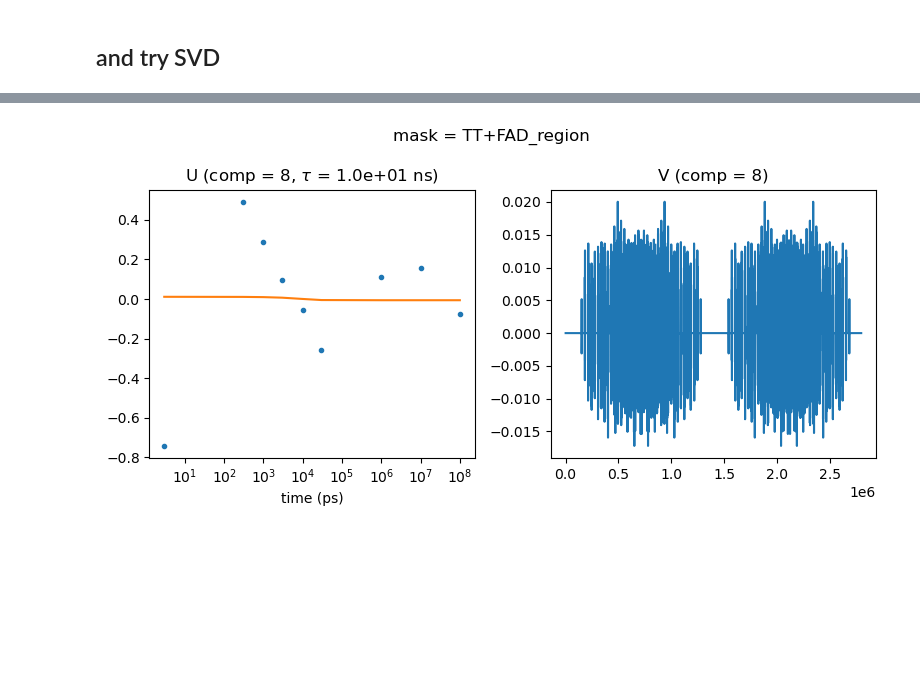
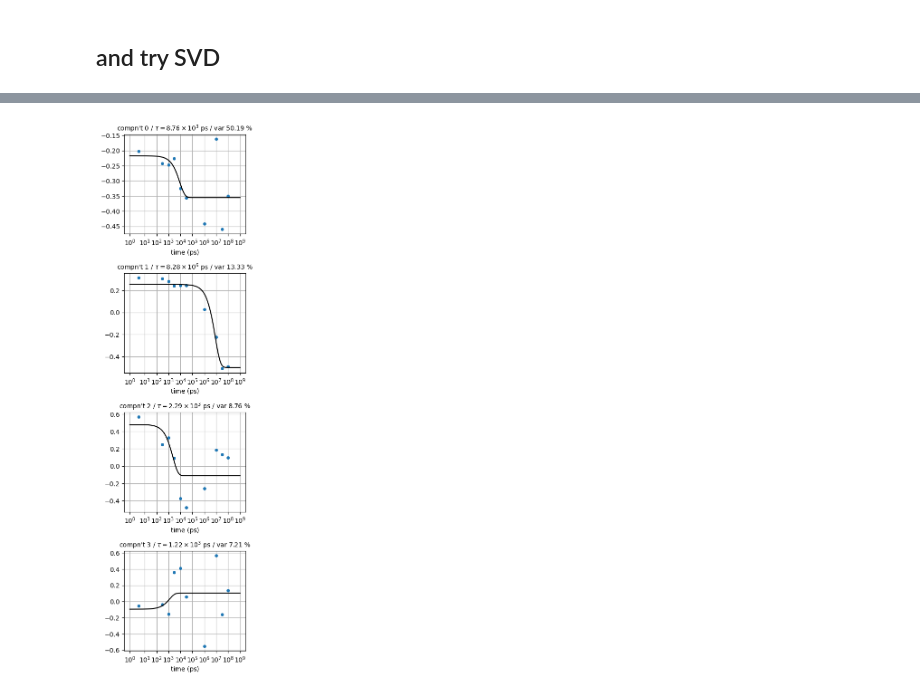
Before and after one commit to tjlane/mmcpd-p19638, a Jupyter notebook: svd.ipynb, the cells around one changed output, grey strips where cells are left out. Saved outputs shown, nothing was run; the diff lists cells and outputs as text; code cells hidden in the pictures; blank space fills up the shorter version.

Commit message:
svd plotting improvements

```diff
--- a/svd.ipynb
+++ b/svd.ipynb
@@ -10,6 +10,14 @@ import reciprocalspaceship as rs
 import gemmi
 
 import masks
+# %%
+def latex_float(f):
+    float_str = "{0:.2e}".format(f)
+    if "e" in float_str:
+        base, exponent = float_str.split("e")
+        return r"{0} \times 10^{{{1}}}".format(base, int(exponent))
+    else:
+        return float_str
 # %% [markdown]
 ## data loading
 # %%
@@ -64,17 +86,18 @@ for tp in tps:
 
     ds = cut_res(ds, LOW_RES, HIGH_RES)
 
-    grid = ds.to_gemmi().transform_f_phi_to_map('KFOFOWT', 'PHIKFOFOWT', sample_rate=3)
+    gemmi_mtz = ds.to_gemmi()
+    grid = gemmi_mtz.transform_f_phi_to_map('KFOFOWT', 'PHIKFOFOWT', exact_size=(256, 256, 256))
 
+    map = np.array( MASK( grid ) )
     if STANDARDIZE:
         map = standardize_map(map)
 
-    map = np.array( MASK( grid ) )
     MAP_SHAPE = map.shape
     maps.append(map.flatten())
 
     fraction_of_zeros = np.sum(map == 0) / float(np.product(map.shape))
-    print( np.min(ds['dHKL']), np.max(ds['dHKL']), fraction_of_zeros)
+    print( MAP_SHAPE, np.min(ds['dHKL']), np.max(ds['dHKL']), fraction_of_zeros)
 
 maps = np.array(maps)
 print(maps.shape)
@@ -94,8 +108,10 @@ print(maps.shape)
 # %%
 U, S, Vh = np.linalg.svd(maps, full_matrices=False)
 
+explained_variance = np.square(S) / np.sum(np.square(S)) * 100.0
+
 plt.figure()
-plt.plot(np.square(S) / np.sum(np.square(S)) * 100.0, 'o')
+plt.plot(explained_variance, 'o')
 plt.xlabel('index')
 plt.ylabel('explained variance (%)')
 plt.xlim([-1, 10])
@@ -132,48 +148,47 @@ plt.show()
 # %%
 SAVE = True
-
-component = 8
-sign      = 1
-cut_last  = 0
+N_COMPONENTS = 4
 
 
-if cut_last:
-    x = np.array(tps)[:-cut_last]
-    y = sign * U[:-cut_last, component]
-else:
+plt.figure(figsize=(3.5,15))
+
+for component in range(N_COMPONENTS):
+
+    axL = plt.subplot(N_COMPONENTS+1, 1, component+1)
+
     x = np.array(tps)[:]
-    y = sign * U[:, component]
+    y = U[:, component]
 
-expntl = lambda t,a,b,c: a * np.exp(-b*t) + c
-p_opt, _ = curve_fit(expntl,  x,  y,  p0=(0.1, 1e-3, 0.0))
-print(p_opt)
+    expntl = lambda t,a,b,c: a * np.exp(-b*t) + c
+    p_opt, _ = curve_fit(expntl,  x,  y,  p0=(0.1, 1e-3, 0.0))
+    print(p_opt)
 
-v_component = Vh[component,:].T
+    v_component = Vh[component,:].T
 
-# ---- plotting
+    # ---- plotting
 
-plt.figure(figsize=(8,4))
+    axL.plot(x, y, 'o', markersize=4)
+    x_fine = np.logspace(0,9,1000)
+    axL.plot(x_fine, expntl(x_fine, *p_opt), 'k')
 
-axL = plt.subplot(121)
-axL.plot(x, y, '.')
-axL.plot(x, expntl(x, *p_opt))
+    plt.title(
+        r"compn't %d / $\tau = %s$ ps / var %.2f %%" % (component, latex_float(1.0 / p_opt[1]), explained_variance[component]),
+        font={'size' : 10}
+    )
+    #plt.suptitle(f'mask = {MASK_NAME}')
+    axL.set_xlabel('time (ps)')
+    axL.set_xscale('symlog')
+    axL.grid()
 
-plt.title(r'U (comp = %d, $\tau$ = %.1e ns)' % (component, 1e-3/p_opt[1]))
-plt.suptitle(f'mask = {MASK_NAME}')
-axL.set_xlabel('time (ps)')
-axL.set_xscale('symlog')
-
-axR = plt.subplot(122)
-axR.plot(v_component)
-plt.title('V (comp = %d)' % component)
-
+    if SAVE:
+        svd_component_grid = gemmi.FloatGrid(-1.0 * v_component.reshape(MAP_SHAPE))
+        masks.grid_to_PL_map(
+            svd_component_grid,
+            f'svd_components/svd_mask{MASK_NAME}_comp{component}.ccp4'
+        )
 
 plt.tight_layout()
-
 if SAVE:
-    plt.savefig('figures/svd_mask-%s-%dth_comp.pdf' % (MASK_NAME, component))
-    svd_component_grid = gemmi.FloatGrid(v_component.reshape(MAP_SHAPE))
-    masks.grid_to_PL_map(svd_component_grid, f'svd_mask{MASK_NAME}_comp{component}.ccp4')
-
+    plt.savefig('figures/svd_mask-%s.pdf' % MASK_NAME)
 plt.show()
 # %% [output]
@@ -181 +199 @@ plt.show()
-[figure, old version]
+[figure, new version]
```
Also changed, not shown: parts of 7 cells of this notebook, 1 other file.
